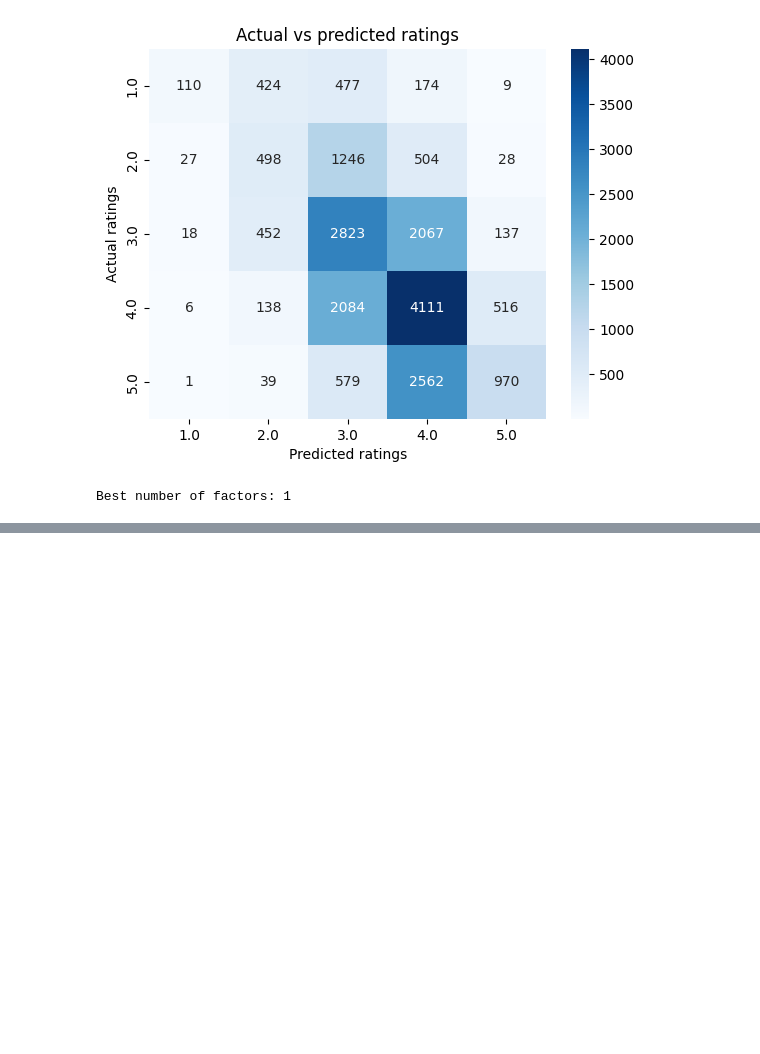
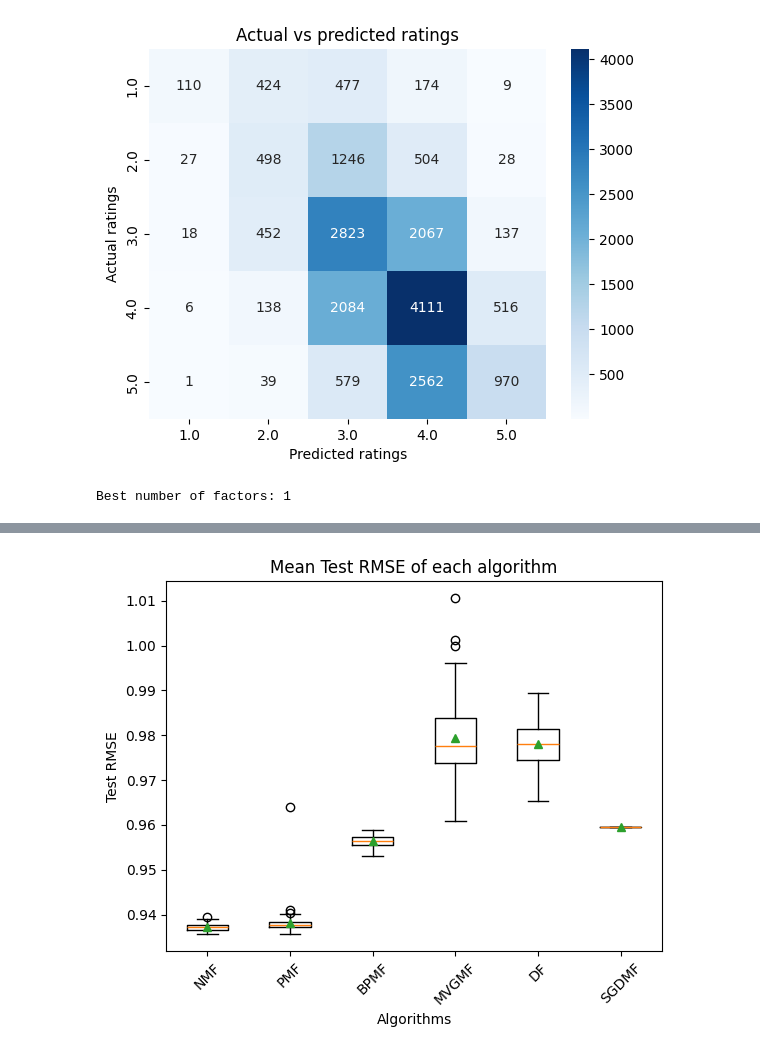
Before and after one commit to minhtuan27/master-thesis, a Jupyter notebook: Experiment/movielens100k.ipynb, the cells around one changed output, grey strips where cells are left out. Drawn from its saved outputs; the diff is of its cells as text; code cells hidden in the pictures; blank space fills up the shorter version.

```diff
--- a/Experiment/movielens100k.ipynb
+++ b/Experiment/movielens100k.ipynb
@@ -1067,0 +1143,14 @@ predictions_df.to_csv('Results/ML100K/SGDMF/Predictions.csv', index=False)
+# %%
+# Concatenate the results of all algorithms
+results = pd.concat([nmf_results, pmf_results, bpmf_results, mvgmf_results, df_results, sgdmf_results])
+
+# Plot the mean test RMSE
+algorithm_names = ['NMF', 'PMF', 'BPMF', 'MVGMF', 'DF', 'SGDMF']
+plt.boxplot([nmf_results['Test RMSE'], pmf_results['Test RMSE'], bpmf_results['Test RMSE'], mvgmf_results['Test RMSE'], df_results['Test RMSE'], sgdmf_results['Test RMSE']], showmeans=True)
+plt.xlabel('Algorithms')
+plt.ylabel('Test RMSE')
+plt.title('Mean Test RMSE of each algorithm')
+plt.xticks(range(1, len(algorithm_names) + 1), algorithm_names, rotation=45)
+plt.show()
+# %% [output]
+[figure, added]
```
Also changed, not shown: parts of 12 cells of this notebook, 17 other files.
